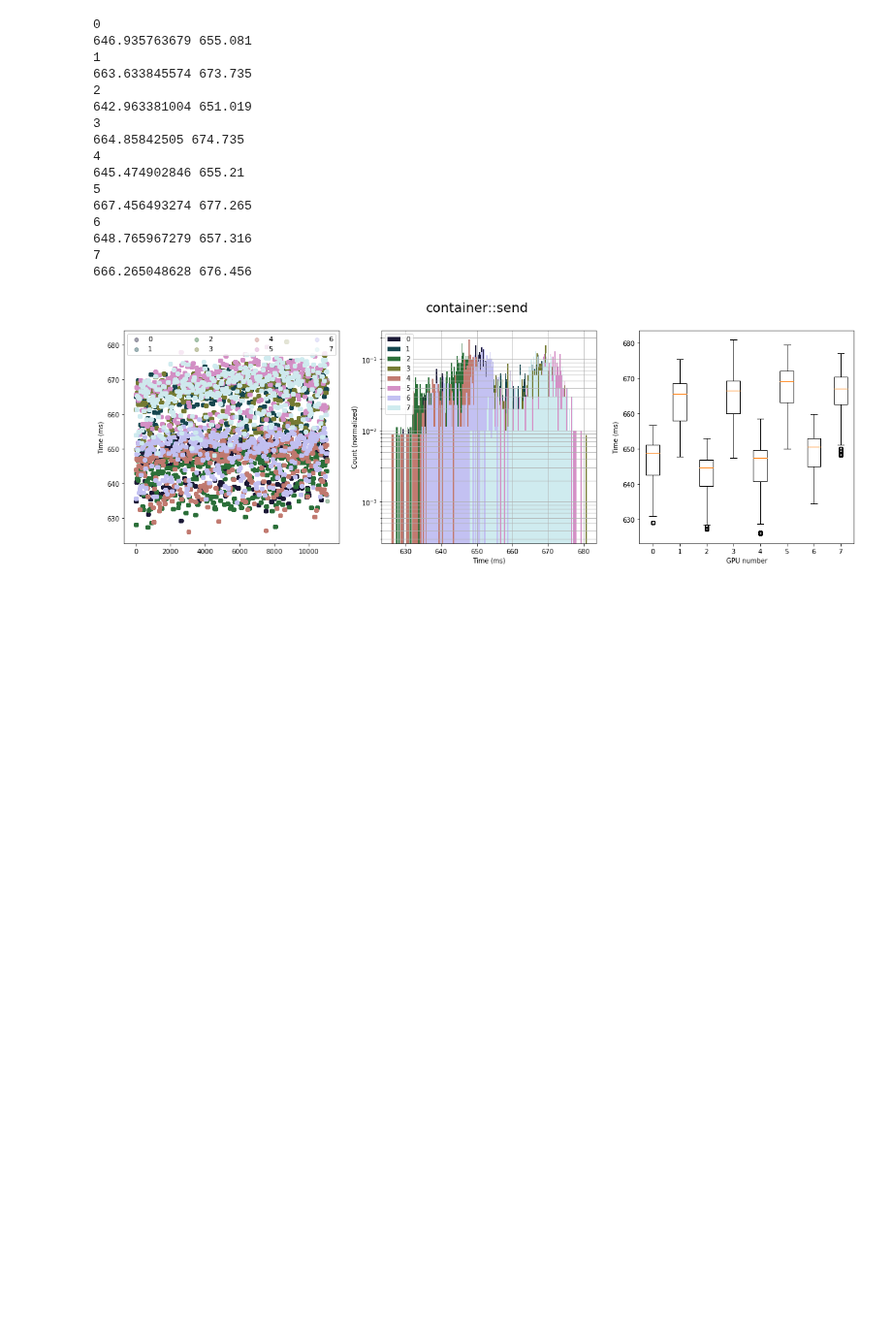
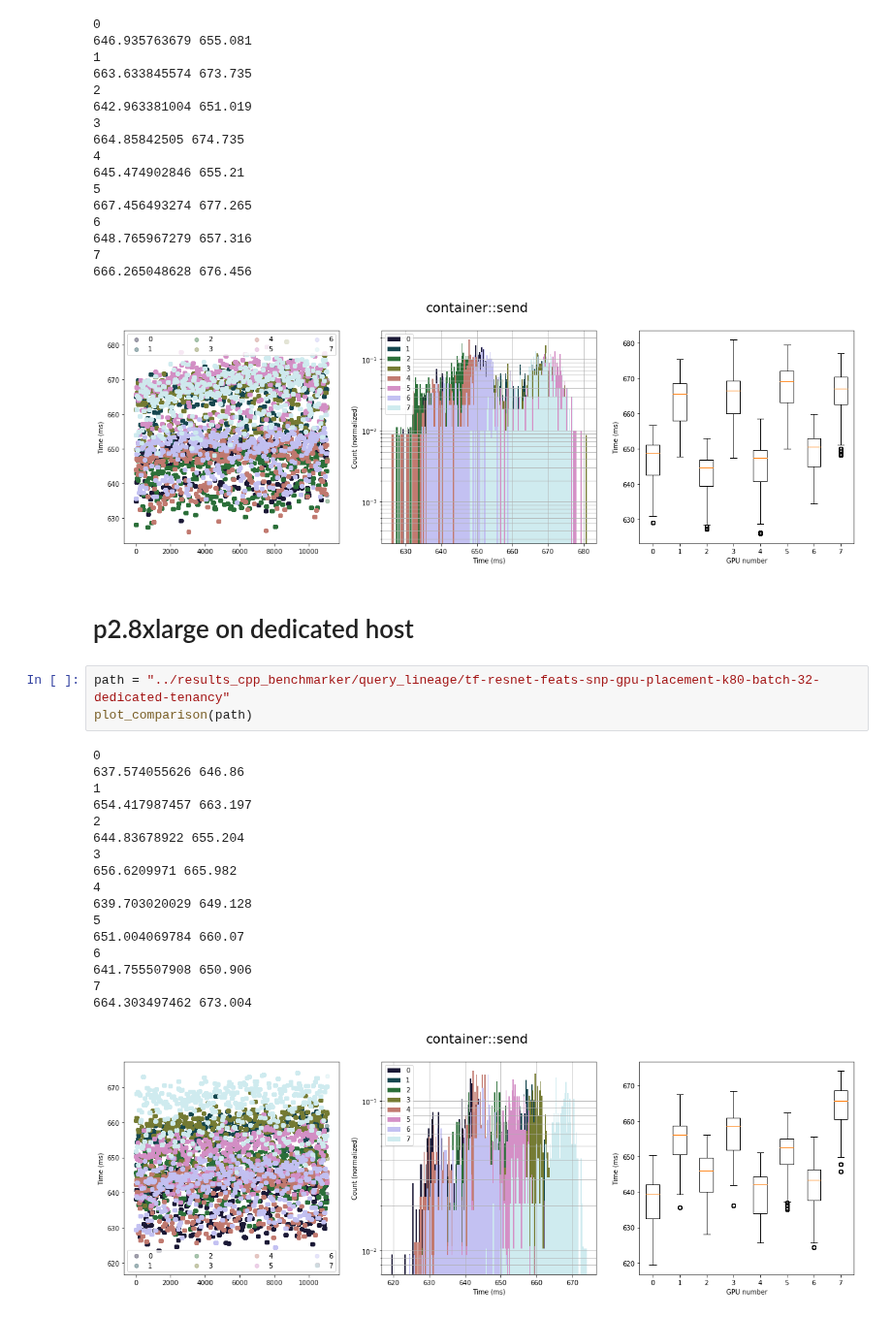
Before and after one commit to dcrankshaw/plots-model-comp-paper, a Jupyter notebook: debugging/gpu-placement-debugging.ipynb, the cells around one changed output. Shown at 97% size. Drawn from its saved outputs; the diff is of its cells as text; blank space fills up the shorter version.

Commit message:
more gpu placement experiments

```diff
--- a/debugging/gpu-placement-debugging.ipynb
+++ b/debugging/gpu-placement-debugging.ipynb
@@ -149,3 +149,26 @@ plot_comparison(path)
 7
 666.265048628 676.456
 [figure]
+# %% [markdown]
+# p2.8xlarge on dedicated host
+# %%
+path = "../results_cpp_benchmarker/query_lineage/tf-resnet-feats-snp-gpu-placement-k80-batch-32-dedicated-tenancy"
+plot_comparison(path)
+# %% [output]
+0
+637.574055626 646.86
+1
+654.417987457 663.197
+2
+644.83678922 655.204
+3
+656.6209971 665.982
+4
+639.703020029 649.128
+5
+651.004069784 660.07
+6
+641.755507908 650.906
+7
+664.303497462 673.004
+[figure, added]
```
Also changed, not shown: 4 other files.
